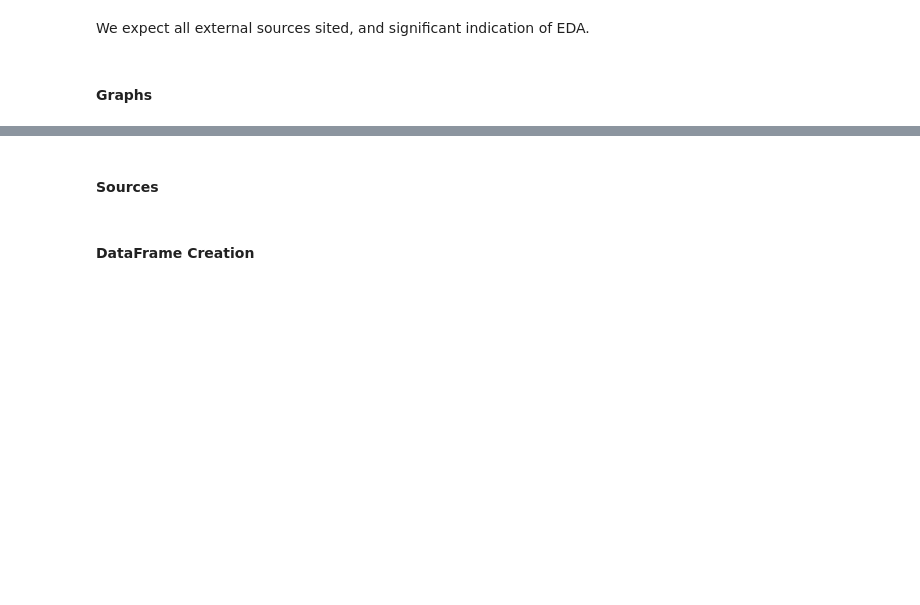
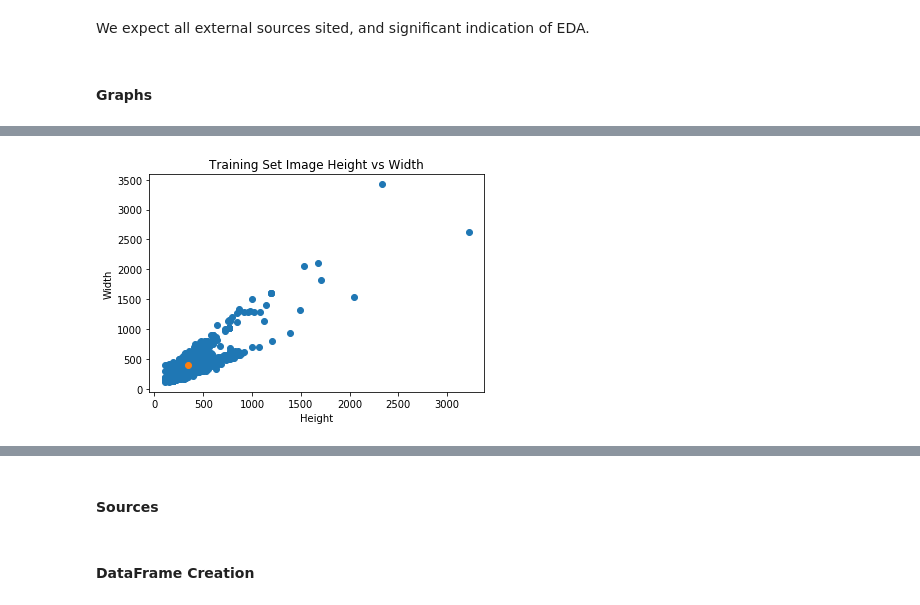
Before and after one commit to Chazzzzzzz/data100-final-project-2019, a Jupyter notebook: GradProject_NB2.ipynb, the cells around one changed output, grey strips where cells are left out. Drawn from its saved outputs; the diff is of its cells as text; code cells hidden in the pictures; blank space fills up the shorter version.

```diff
--- a/GradProject_NB2.ipynb
+++ b/GradProject_NB2.ipynb
@@ -126,0 +124,10 @@ len(kps)
+# %%
+shape = np.array(list(map(lambda x: x.shape[0:2], train['Pictures'])))
+plt.scatter(shape[:,0], shape[:,1])
+plt.scatter(np.mean(shape[:,0]), np.mean(shape[:,1]))
+plt.xlabel("Height")
+plt.ylabel("Width")
+plt.title("Training Set Image Height vs Width")
+plt.show()
+# %% [output]
+[figure, added]
```
Also changed, not shown: parts of 17 cells of this notebook, 3 other files.
